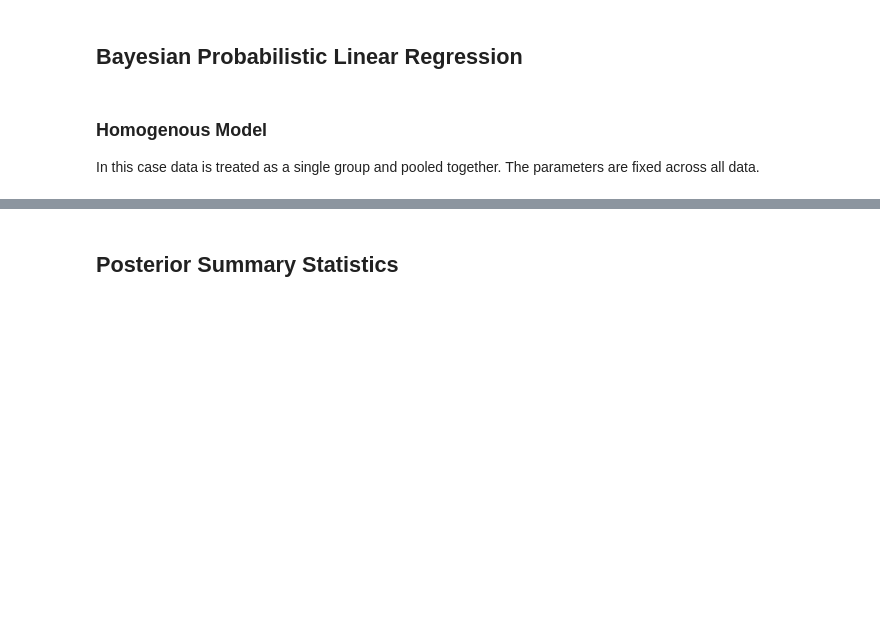
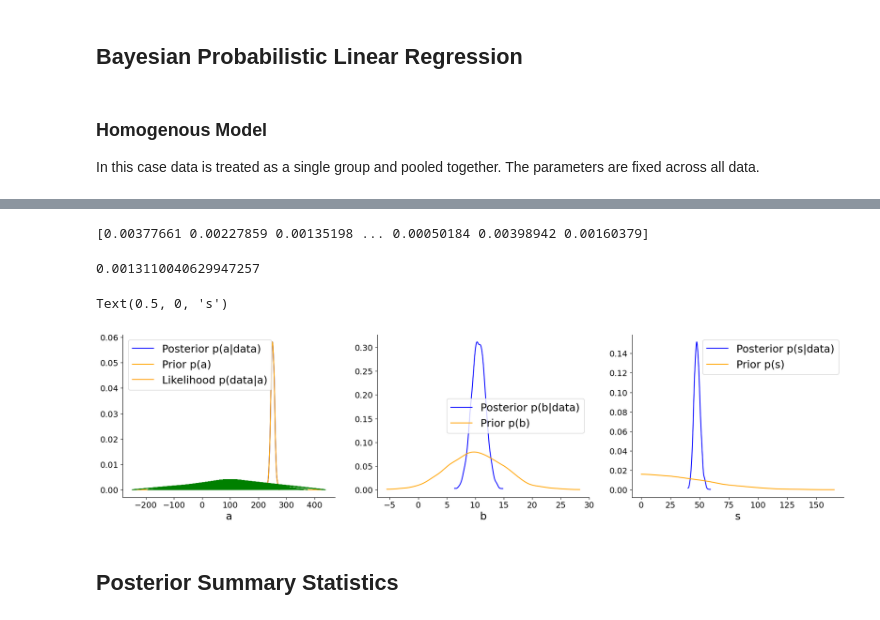
Before and after one commit to evdoxiataka/thesis_examples, a Jupyter notebook: driver_reaction_time.ipynb, the cells around one changed output, grey strips where cells are left out. Saved outputs shown, nothing was run; the diff lists cells and outputs as text; code cells hidden in the pictures; blank space fills up the shorter version.

```diff
--- a/driver_reaction_time.ipynb
+++ b/driver_reaction_time.ipynb
@@ -95,15 +99,67 @@ Sampling 2 chains for 1_000 tune and 2_000 draw iterations (2_000 + 4_000 draws
 [interactive output not drawn]
 posterior predictive variable rt's shape not compatible with number of chains and draws. This can mean that some draws or even whole chains are not represented.
 # %%
-logp = fullyPooled_model.logp
+logp = homogenous_model.logp
 model_logps = np.array([logp(point) for point in trace.points()])
 model_logps.shape
 # for point in trace.points():
 #     print(point, logp,logp(point))
-with fullyPooled_model:
-    obs_logp = rt.logp
-    # likelihood = np.array([obs_logp(point) for point in trace.points()])
-    obs_logp
+with homogenous_model:
+    obs_logp = a.logp
+    likelihood = np.array([np.exp(obs_logp({'a':v,'b':prior['b'][i],'s':prior['s'][i],'s_log__':prior['s_log__'][i]})) for i,v in enumerate(prior['a'])])
+    print(likelihood)
+    a_points = [p for p in prior['a']]
+    # for point in trace.points():
+    #     print(point)
+# %% [output]
+[0.00377661 0.00227859 0.00135198 ... 0.00050184 0.00398942 0.00160379]
+# %%
+np.exp(likelihood[0])
+# %% [output]
+0.0013110040629947257
+# %%
+import matplotlib.pyplot as plt
+plt.rcParams.update({'font.size': 18})
+c1 = "blue"
+c2 = "orange"
+c3 = "green"
+c4 = "red"
+fig, ax = plt.subplots(1, 3, sharey = False,figsize=(22, 5))
+
+## a
+az.plot_dist(trace['a'], color=c1, ax=ax[0], label="Posterior p(a|data)")
+az.plot_dist(prior['a'], color=c2, ax=ax[0], label="Prior p(a)")
+az.plot_dist(trace['a'], color=c2, ax=ax[0], label="Likelihood p(data|a)")
+ax[0].plot(a_points,likelihood, c = c3)
+
+## b
+az.plot_dist(trace['b'], color=c1, ax=ax[1], label="Posterior p(b|data)")
+az.plot_dist(prior['b'], color=c2, ax=ax[1], label="Prior p(b)")
+# ax[1].legend(loc='upper center', bbox_to_anchor=(0.55, 1.2))
+
+## s
+az.plot_dist(trace['s'], color=c1, ax=ax[2], label="Posterior p(s|data)")
+az.plot_dist(prior['s'], color=c2, ax=ax[2], label="Prior p(s)")
+##
+ax[0].spines['top'].set_visible(False)
+ax[0].spines['right'].set_visible(False)
+ax[1].spines['top'].set_visible(False)
+ax[1].spines['right'].set_visible(False)
+ax[2].spines['top'].set_visible(False)
+ax[2].spines['right'].set_visible(False)
+
+# ax[0].set_ylabel("Probability")
+# ax[1].set_ylabel("Probability")
+# ax[2].set_ylabel("Probability")
+
+ax[0].set_xlabel("a")
+ax[1].set_xlabel("b")
+ax[2].set_xlabel("s")
+
+# plt.savefig('reaction_posterior.pdf', dpi=300, bbox_inches="tight", transparent=True)
+# %% [output]
+Text(0.5, 0, 's')
+[figure, new version]
 # %% [markdown]
 ## Posterior Summary Statistics
 # %%
```
Also changed, not shown: parts of 16 cells of this notebook, 1 other file.
